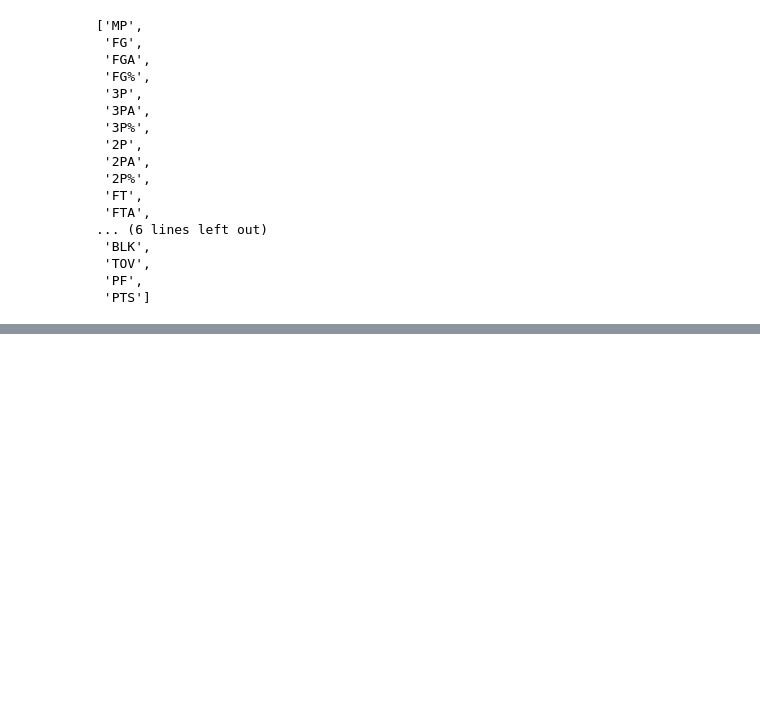
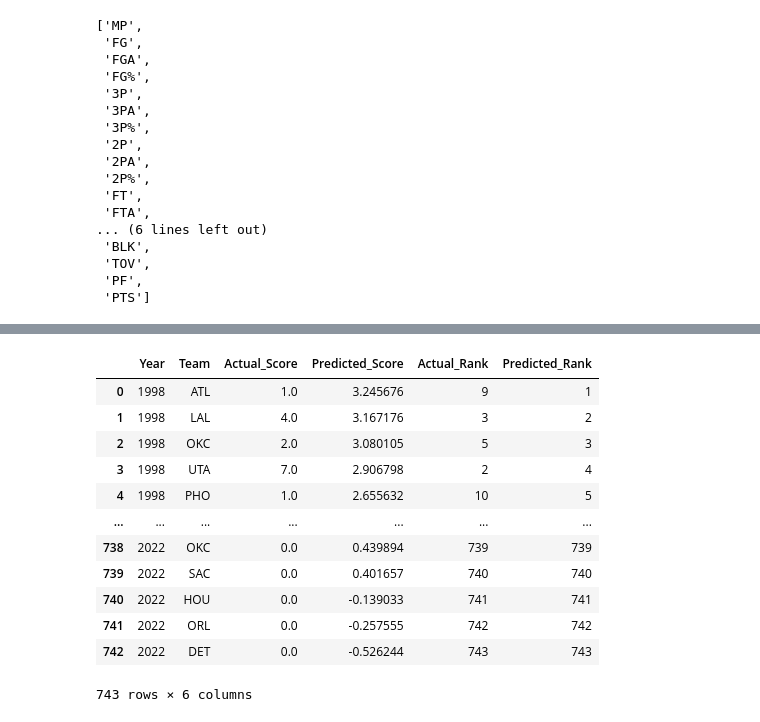
Before and after one commit to cng04/NBA-Champion-Predictor-Project, a Jupyter notebook: ridge_regression.ipynb, the cells around one changed output, grey strips where cells are left out. Saved outputs shown, nothing was run; the diff lists cells and outputs as text; code cells hidden in the pictures; blank space fills up the shorter version.

Commit message:
Added some positional ranks

```diff
--- a/ridge_regression.ipynb
+++ b/ridge_regression.ipynb
@@ -101,0 +151,3 @@ results.to_csv("results_ridge.csv")
+# %%
+ridge_df = ridge_df.sort_values(["Year", "Actual_Score"], ascending=[True, False])
+ridge_df
@@ -101,0 +168,3 @@ results.to_csv("results_ridge.csv")
+# %%
+Actual_Rank = list(range(1, ridge_df.shape[0] + 1))
+ridge_df.insert(2, "Actual_Rank", Actual_Rank)
@@ -101,0 +211,3 @@ results.to_csv("results_ridge.csv")
+# %%
+ridge_df = ridge_df.sort_values(["Year", "Predicted_Score"], ascending=[True, False])
+ridge_df
@@ -101,0 +228,19 @@ results.to_csv("results_ridge.csv")
+# %%
+Predicted_Rank = list(range(1, ridge_df.shape[0] + 1))
+ridge_df.insert(5, "Predicted_Rank", Predicted_Rank)
+# %%
+ridge_df
+# %% [output]
+|  | Year | Team | Actual_Score | Predicted_Score | Actual_Rank | Predicted_Rank |
+| 0 | 1998 | ATL | 1.0 | 3.245676 | 9 | 1 |
+| 1 | 1998 | LAL | 4.0 | 3.167176 | 3 | 2 |
+| 2 | 1998 | OKC | 2.0 | 3.080105 | 5 | 3 |
+| 3 | 1998 | UTA | 7.0 | 2.906798 | 2 | 4 |
+| 4 | 1998 | PHO | 1.0 | 2.655632 | 10 | 5 |
+| ... | ... | ... | ... | ... | ... | ... |
+| 738 | 2022 | OKC | 0.0 | 0.439894 | 739 | 739 |
+| 739 | 2022 | SAC | 0.0 | 0.401657 | 740 | 740 |
+| 740 | 2022 | HOU | 0.0 | -0.139033 | 741 | 741 |
+| 741 | 2022 | ORL | 0.0 | -0.257555 | 742 | 742 |
+| 742 | 2022 | DET | 0.0 | -0.526244 | 743 | 743 |
+743 rows × 6 columns
```
Also changed, not shown: parts of 17 cells of this notebook, 1 other file.
